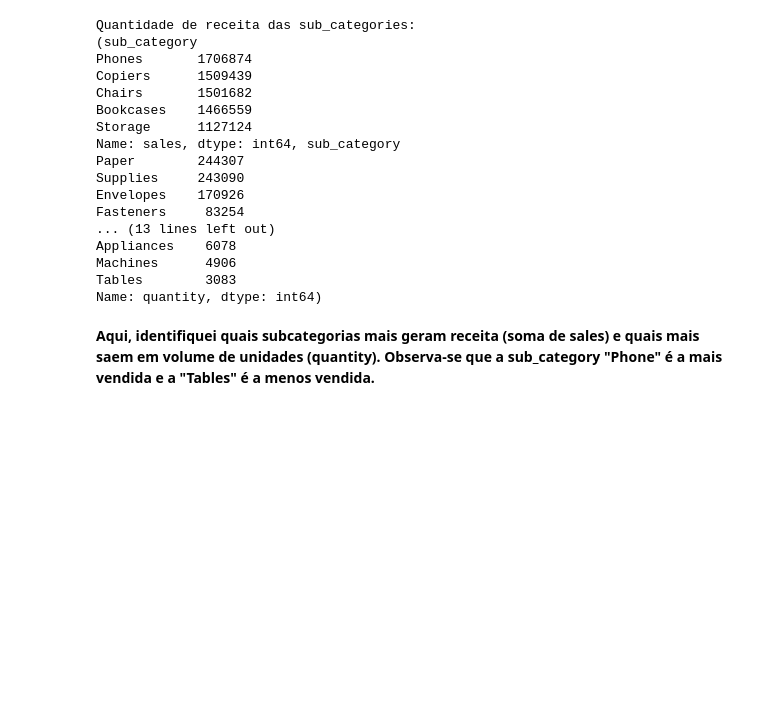
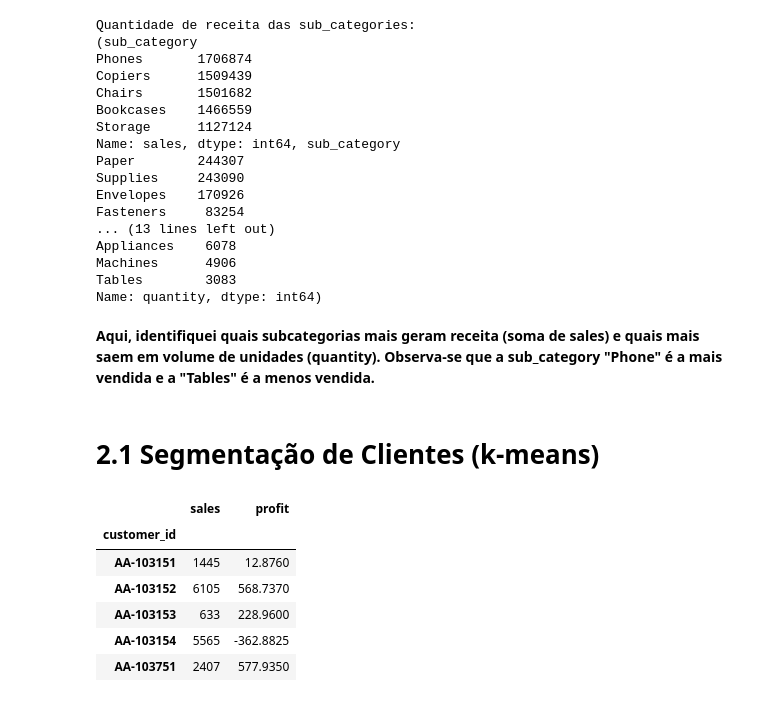
Before and after one commit to thiagoroncete/Trabalho-SuperStore, a Jupyter notebook: trabalho-cd.ipynb, the cells around one changed output. Cells and saved outputs as stored; diff of their text form; code cells hidden in the pictures; blank space fills up the shorter version.

```diff
--- a/trabalho-cd.ipynb
+++ b/trabalho-cd.ipynb
@@ -217,3 +217,21 @@ Name: quantity, dtype: int64)
 # %% [markdown]
 **Aqui, identifiquei quais subcategorias mais geram receita (soma de sales) e quais mais saem em volume de unidades (quantity).
 Observa-se que a sub_category "Phone" é a mais vendida e a "Tables" é a menos vendida.**
+# %% [markdown]
+# 2.1 Segmentação de Clientes (k-means)
+# %%
+# Preparar dados de cliente
+
+cols_for_group = ['customer_id', 'sales', 'profit']
+
+client_df = df[cols_for_group].groupby('customer_id').sum()
+
+cliente_df.head()
+# %% [output]
+|  | sales | profit |
+| customer_id |  |  |
+| AA-103151 | 1445 | 12.8760 |
+| AA-103152 | 6105 | 568.7370 |
+| AA-103153 | 633 | 228.9600 |
+| AA-103154 | 5565 | -362.8825 |
+| AA-103751 | 2407 | 577.9350 |
```
Also changed, not shown: parts of 11 cells of this notebook.
